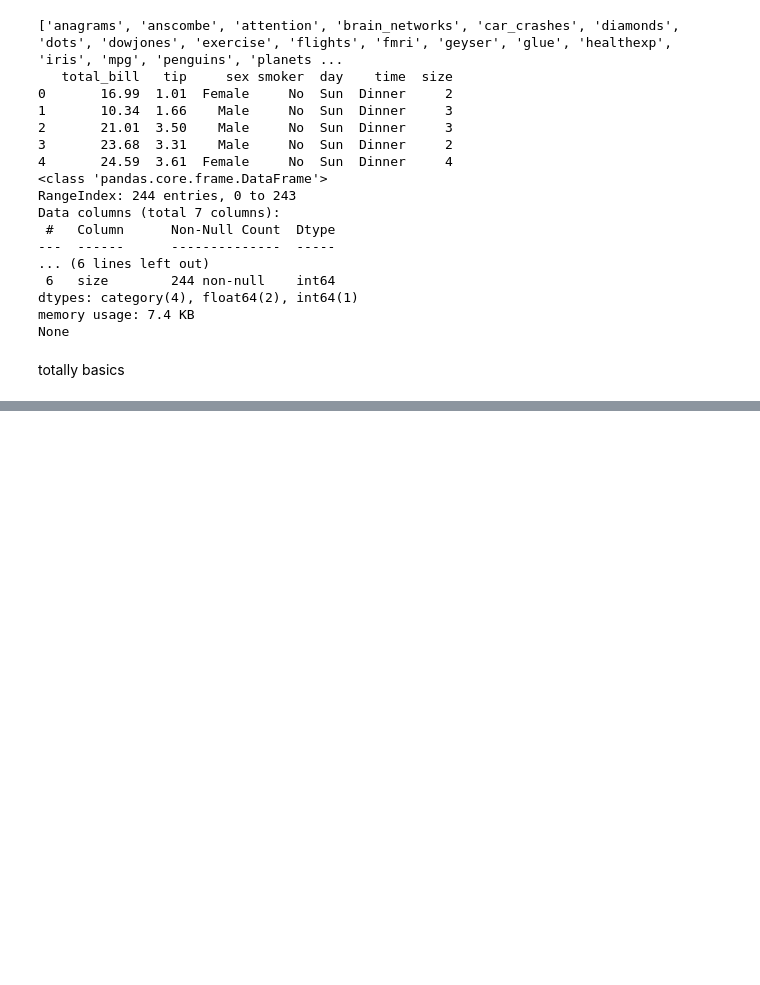
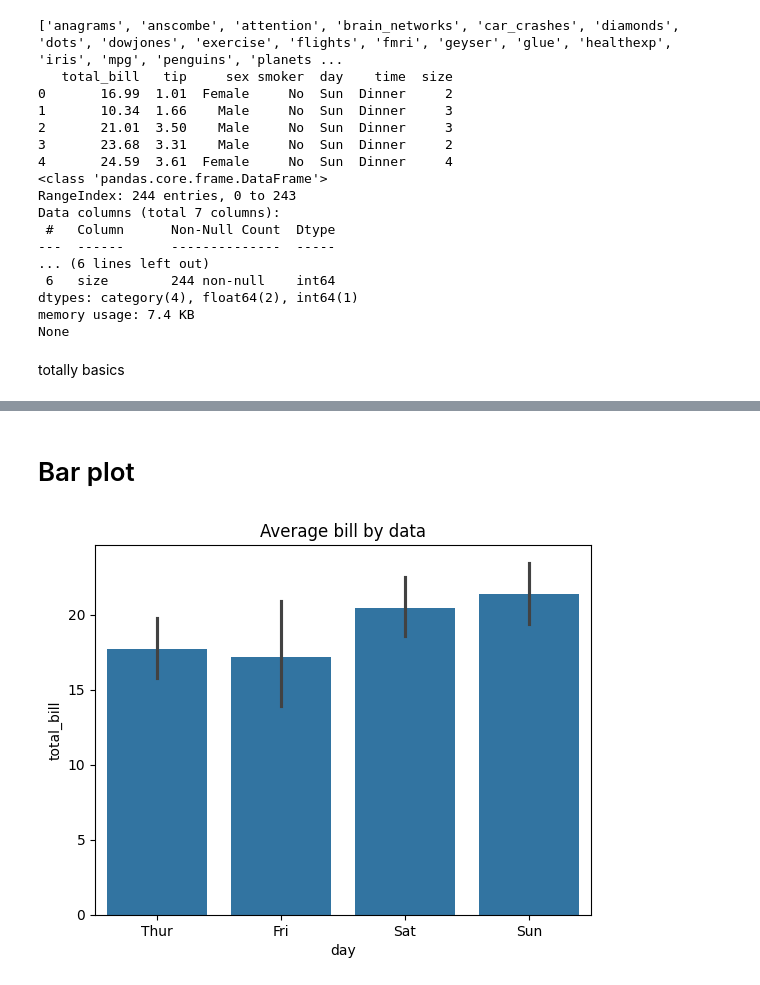
Before and after one commit to Subodhoraw/Python-revive, a Jupyter notebook: Q&A/python_details/seaborn1/seabornbasics.ipynb, the cells around one changed output, grey strips where cells are left out. Drawn from its saved outputs; the diff is of its cells as text; code cells hidden in the pictures; blank space fills up the shorter version.

```diff
--- a/Q&A/python_details/seaborn1/seabornbasics.ipynb
+++ b/Q&A/python_details/seaborn1/seabornbasics.ipynb
@@ -49,0 +72,9 @@ Text(0.5, 1.0, ' Tips vs Total biilll by time ')
+# %% [markdown]
+# Bar plot
+# %%
+# bar plot with mean values
+sns.barplot(data = tips, x = 'day', y = 'total_bill')
+plt.title('Average bill by data')
+plt.show()
+# %% [output]
+[figure, added]
```
Also changed, not shown: parts of 3 cells of this notebook.
